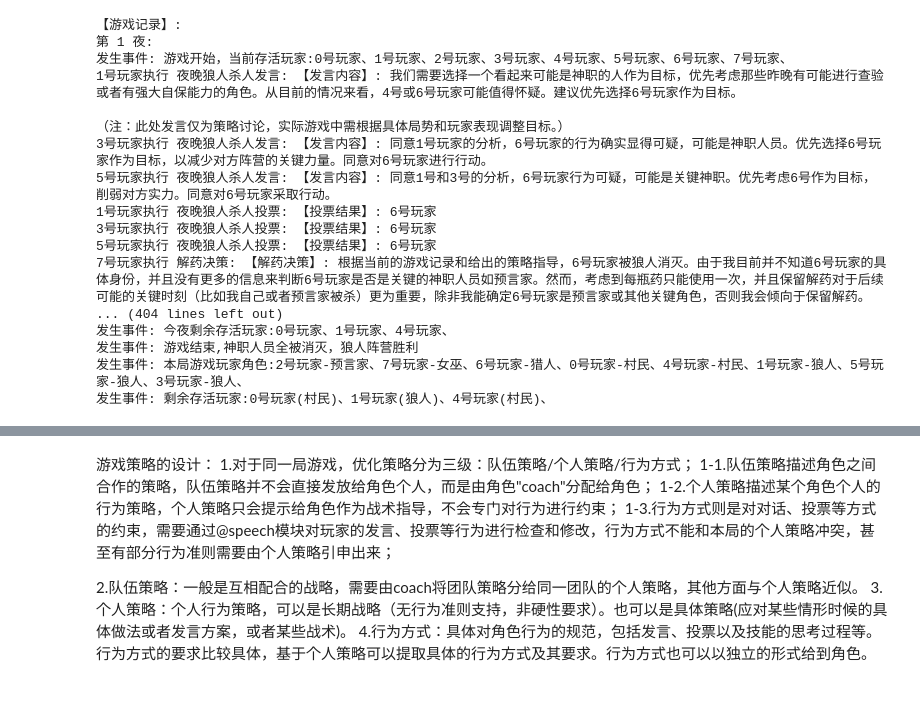
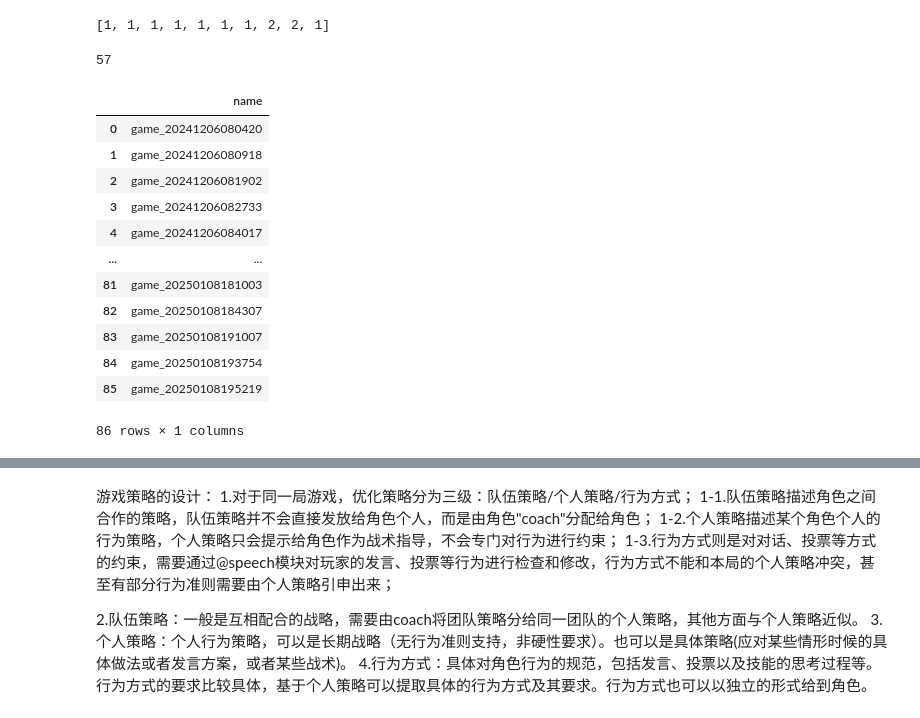
Before and after one commit to demon1011/LLM_werewolf, a Jupyter notebook: initiation.ipynb, the cells around one changed output, grey strips where cells are left out. Cells and saved outputs as stored; diff of their text form; code cells hidden in the pictures.

```diff
--- a/initiation.ipynb
+++ b/initiation.ipynb
@@ -70,8 +76,8 @@ class base_llm():
         self.api_key=API_KEY
         self.system_prompt=system_prompt
     def call_with_messages(self,prompt_info,temp=0.1):
-        messages = [{'role': 'system', 'content': self.system_prompt},
-                    {'role': 'user', 'content': prompt_info}]
+        #{'role': 'system', 'content': self.system_prompt}
+        messages = [{'role': 'user', 'content': prompt_info}]
         dashscope.api_key=self.api_key
         response = Generation.call(model="qwen-plus",
                                    messages=messages,
@@ -1137,21 +1444,31 @@ df.to_excel('123.xlsx')
-# %%
-c=a.check_logs('game_20240923112008')
-print(c)
-# %% [output]
-【游戏记录】:
-第 1 夜:
-发生事件: 游戏开始，当前存活玩家:0号玩家、1号玩家、2号玩家、3号玩家、4号玩家、5号玩家、6号玩家、7号玩家、
-1号玩家执行 夜晚狼人杀人发言: 【发言内容】: 我们需要选择一个看起来可能是神职的人作为目标，优先考虑那些昨晚有可能进行查验或者有强大自保能力的角色。从目前的情况来看，4号或6号玩家可能值得怀疑。建议优先选择6号玩家作为目标。
-
-（注：此处发言仅为策略讨论，实际游戏中需根据具体局势和玩家表现调整目标。）
-3号玩家执行 夜晚狼人杀人发言: 【发言内容】: 同意1号玩家的分析，6号玩家的行为确实显得可疑，可能是神职人员。优先选择6号玩家作为目标，以减少对方阵营的关键力量。同意对6号玩家进行行动。
-5号玩家执行 夜晚狼人杀人发言: 【发言内容】: 同意1号和3号的分析，6号玩家行为可疑，可能是关键神职。优先考虑6号作为目标，削弱对方实力。同意对6号玩家采取行动。
-1号玩家执行 夜晚狼人杀人投票: 【投票结果】: 6号玩家
-3号玩家执行 夜晚狼人杀人投票: 【投票结果】: 6号玩家
-5号玩家执行 夜晚狼人杀人投票: 【投票结果】: 6号玩家
-7号玩家执行 解药决策: 【解药决策】: 根据当前的游戏记录和给出的策略指导，6号玩家被狼人消灭。由于我目前并不知道6号玩家的具体身份，并且没有更多的信息来判断6号玩家是否是关键的神职人员如预言家。然而，考虑到每瓶药只能使用一次，并且保留解药对于后续可能的关键时刻（比如我自己或者预言家被杀）更为重要，除非我能确定6号玩家是预言家或其他关键角色，否则我会倾向于保留解药。
-... (404 lines left out)
-发生事件: 今夜剩余存活玩家:0号玩家、1号玩家、4号玩家、
-发生事件: 游戏结束,神职人员全被消灭，狼人阵营胜利
-发生事件: 本局游戏玩家角色:2号玩家-预言家、7号玩家-女巫、6号玩家-猎人、0号玩家-村民、4号玩家-村民、1号玩家-狼人、5号玩家-狼人、3号玩家-狼人、
-发生事件: 剩余存活玩家:0号玩家(村民)、1号玩家(狼人)、4号玩家(村民)、
+# %%
+res_list
+# %% [output]
+[1, 1, 1, 1, 1, 1, 1, 2, 2, 1]
+# %%
+G= pg.load_db('graph_werewolf.db')
+# a=G.query(condition_vertex=lambda x:x['Type']=='advice' and x['primary_key']=='aggressive_witch-related-aggressive_hunter_aggressive_seer_conservative_villager_conservative_werewolf_conservative_werewolf_normal_villager_normal_werewolf-advice-女巫_第1天夜晚_解药决策')
+a=G.query(condition_vertex=lambda x:x['Type']=='advice' )
+len(a)
+# c['游戏建议']='在第一夜，当发现自己被狼人攻击时，应立即使用解药自救。'
+# G.set_val(b,c)
+# pg.save_db(G, 'graph_werewolf.db')
+# %% [output]
+57
+# %%
+a=game_logger('werewolf.db')
+b=reflector(a)
+# %% [output]
+|  | name |
+| 0 | game_20241206080420 |
+| 1 | game_20241206080918 |
+| 2 | game_20241206081902 |
+| 3 | game_20241206082733 |
+| 4 | game_20241206084017 |
+| ... | ... |
+| 81 | game_20250108181003 |
+| 82 | game_20250108184307 |
+| 83 | game_20250108191007 |
+| 84 | game_20250108193754 |
+| 85 | game_20250108195219 |
+86 rows × 1 columns
```
Also changed, not shown: parts of 43 cells of this notebook, 18 other files.
